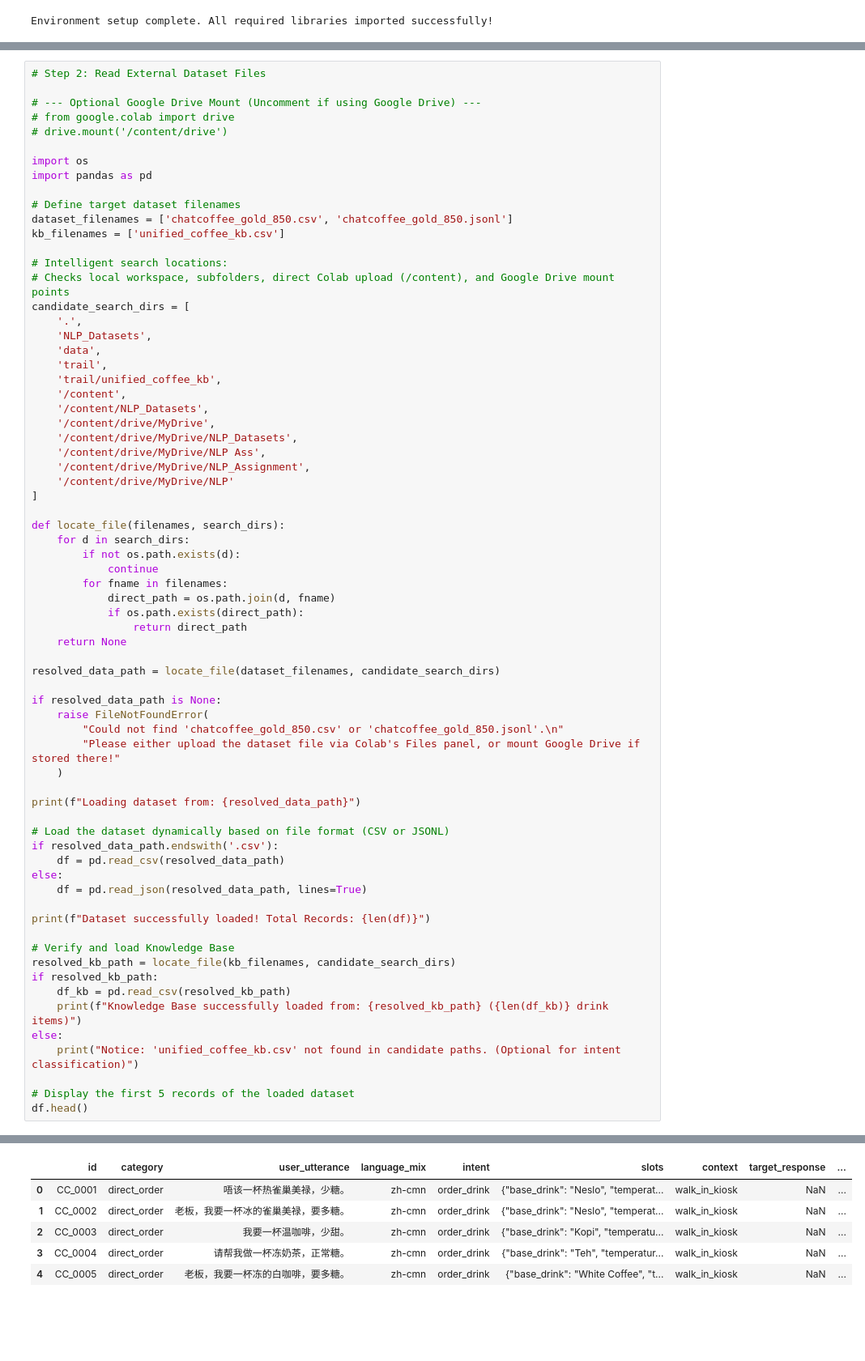
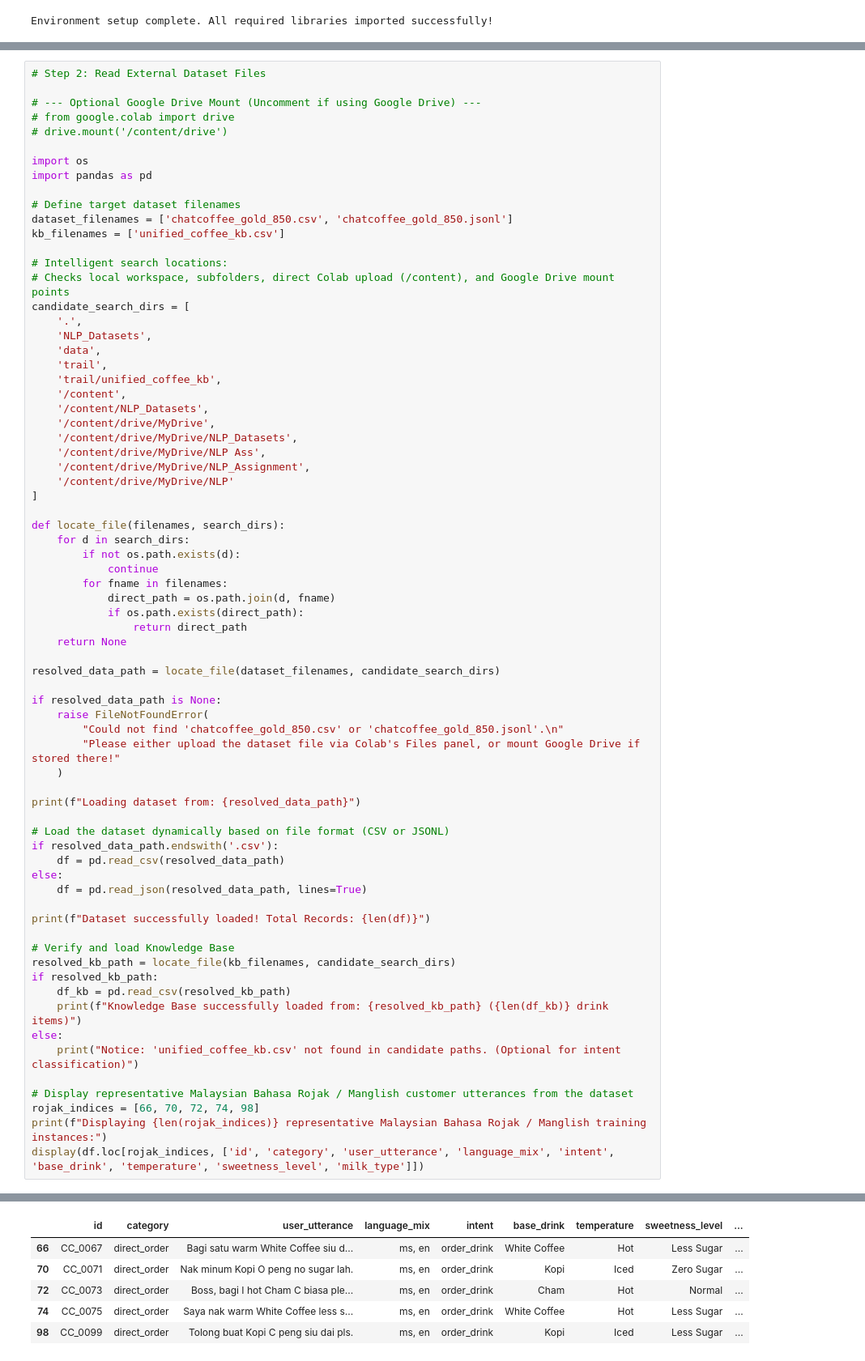
Before and after one commit to hming28/chatcoffee-vending-mahcine-chatbot, a Jupyter notebook: ChatCoffee_NLP_Model_Training_and_Evaluation.ipynb, the cells around one changed output, grey strips where cells are left out. Shown at 81% size. Cells and saved outputs as stored; diff of their text form; blank space fills up the shorter version.

Commit message:
refactor(notebook): prioritize authentic Malay Rojak and Manglish examples throughout notebook demonstrations and simulations

```diff
--- a/ChatCoffee_NLP_Model_Training_and_Evaluation.ipynb
+++ b/ChatCoffee_NLP_Model_Training_and_Evaluation.ipynb
@@ -144,8 +144,10 @@ if resolved_kb_path:
 else:
     print("Notice: 'unified_coffee_kb.csv' not found in candidate paths. (Optional for intent classification)")
 
-# Display the first 5 records of the loaded dataset
-df.head()
+# Display representative Malaysian Bahasa Rojak / Manglish customer utterances from the dataset
+rojak_indices = [66, 70, 72, 74, 98]
+print(f"Displaying {len(rojak_indices)} representative Malaysian Bahasa Rojak / Manglish training instances:")
+display(df.loc[rojak_indices, ['id', 'category', 'user_utterance', 'language_mix', 'intent', 'base_drink', 'temperature', 'sweetness_level', 'milk_type']])
 # %% [output]
 Loading dataset from: NLP_Datasets\chatcoffee_gold_850.csv
 Dataset successfully loaded! Total Records: 850
@@ -153,9 +156,9 @@ Knowledge Base successfully loaded from: .\unified_coffee_kb.csv (144 drink item
-|  | id | category | user_utterance | language_mix | intent | slots | context | target_response | ... |
-| 0 | CC_0001 | direct_order | 唔该一杯热雀巢美禄，少糖。 | zh-cmn | order_drink | {"base_drink": "Neslo", "temperat... | walk_in_kiosk | NaN | ... |
-| 1 | CC_0002 | direct_order | 老板，我要一杯冰的雀巢美禄，要多糖。 | zh-cmn | order_drink | {"base_drink": "Neslo", "temperat... | walk_in_kiosk | NaN | ... |
-| 2 | CC_0003 | direct_order | 我要一杯温咖啡，少甜。 | zh-cmn | order_drink | {"base_drink": "Kopi", "temperatu... | walk_in_kiosk | NaN | ... |
-| 3 | CC_0004 | direct_order | 请帮我做一杯冻奶茶，正常糖。 | zh-cmn | order_drink | {"base_drink": "Teh", "temperatur... | walk_in_kiosk | NaN | ... |
-| 4 | CC_0005 | direct_order | 老板，我要一杯冻的白咖啡，要多糖。 | zh-cmn | order_drink | {"base_drink": "White Coffee", "t... | walk_in_kiosk | NaN | ... |
+|  | id | category | user_utterance | language_mix | intent | base_drink | temperature | sweetness_level | ... |
+| 66 | CC_0067 | direct_order | Bagi satu warm White Coffee siu d... | ms, en | order_drink | White Coffee | Hot | Less Sugar | ... |
+| 70 | CC_0071 | direct_order | Nak minum Kopi O peng no sugar lah. | ms, en | order_drink | Kopi | Iced | Zero Sugar | ... |
+| 72 | CC_0073 | direct_order | Boss, bagi I hot Cham C biasa ple... | ms, en | order_drink | Cham | Hot | Normal | ... |
+| 74 | CC_0075 | direct_order | Saya nak warm White Coffee less s... | ms, en | order_drink | White Coffee | Hot | Less Sugar | ... |
+| 98 | CC_0099 | direct_order | Tolong buat Kopi C peng siu dai pls. | ms, en | order_drink | Kopi | Iced | Less Sugar | ... |
 # %% [markdown]
 ## Step 3: Exploratory Data Analysis (EDA) & Label Inspection
 
```
Also changed, not shown: parts of 6 cells of this notebook.
